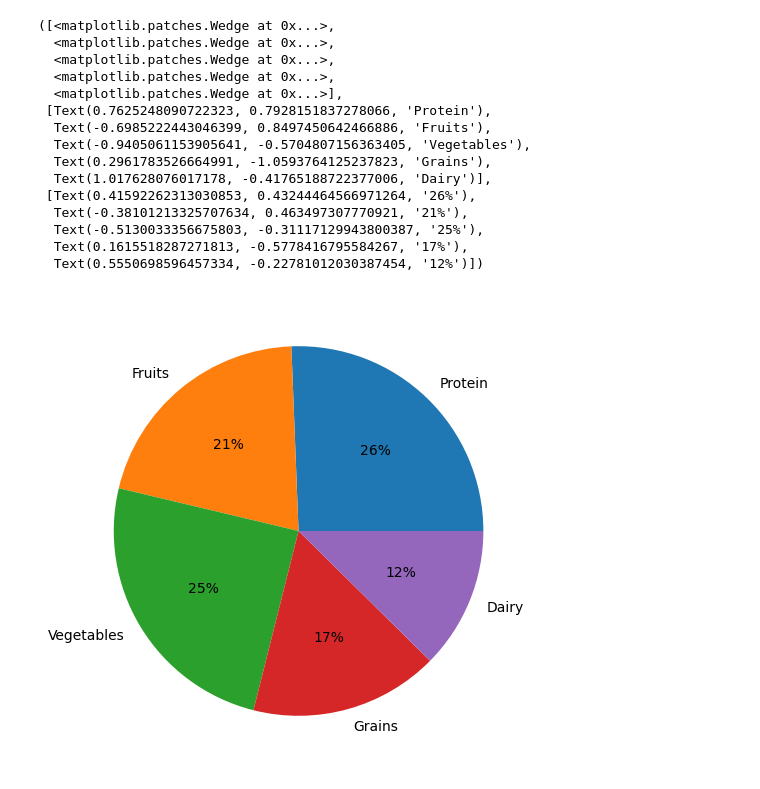
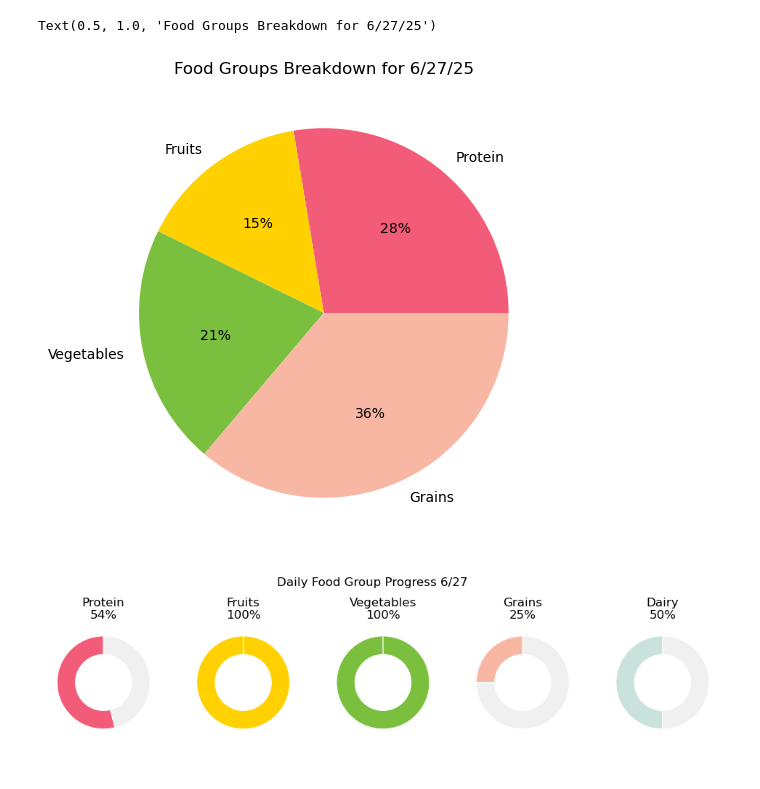
Before and after one commit to vchu22/bloomberg-hackathon, a Jupyter notebook: analysis.ipynb, the cells around one changed output. Saved outputs shown, nothing was run; the diff lists cells and outputs as text; code cells hidden in the pictures.

Commit message:
Updated some recipes, meal history and analysis

```diff
--- a/analysis.ipynb
+++ b/analysis.ipynb
@@ -33,32 +31,73 @@ sns.lineplot(data=group_by_date,x="Date", y="Min Calories")
 # %%
 #group by date, display protein, fruits, vegetables, grain, dairy
 food_groups = group_by_date[["Protein", "Grains", "Vegetables", "Dairy"]]
 
 #filter out a date
 meal_df = meals[(meals['Date'] == '6/27/25')]
-group_totals = meal_df[['Protein', 'Fruits', 'Vegetables', 'Grains', 'Dairy']].sum()
+group_totals = meal_df[['Protein', 'Fruits', 'Vegetables', 'Grains']].sum()
 group_totals = group_totals[group_totals > 0]
+colors = {
+    "Fruits": "#FFD100",
+    "Vegetables": "#7BBF3F",
+    "Protein": "#F25C78",
+    "Grains": "#F7B7A3",
+    "Dairy": "#C9E3DC"
+}
+color_list = [colors[label] for label in group_totals.index]
 
 plt.figure(figsize=(6,6))
 plt.pie(
     group_totals,
     labels=group_totals.index,
-    autopct='%1.0f%%'
+    autopct='%1.0f%%',
+    colors=color_list
 )
+plt.title("Food Groups Breakdown for 6/27/25")
 # %% [output]
-([<matplotlib.patches.Wedge at 0x...>,
-  <matplotlib.patches.Wedge at 0x...>,
-  <matplotlib.patches.Wedge at 0x...>,
-  <matplotlib.patches.Wedge at 0x...>,
-  <matplotlib.patches.Wedge at 0x...>],
- [Text(0.7625248090722323, 0.7928151837278066, 'Protein'),
-  Text(-0.6985222443046399, 0.8497450642466886, 'Fruits'),
-  Text(-0.9405061153905641, -0.5704807156363405, 'Vegetables'),
-  Text(0.2961783526664991, -1.0593764125237823, 'Grains'),
-  Text(1.017628076017178, -0.41765188722377006, 'Dairy')],
- [Text(0.41592262313030853, 0.43244464566971264, '26%'),
-  Text(-0.38101213325707634, 0.463497307770921, '21%'),
-  Text(-0.5130033356675803, -0.31117129943800387, '25%'),
-  Text(0.1615518287271813, -0.5778416795584267, '17%'),
-  Text(0.5550698596457334, -0.22781012030387454, '12%')])
+Text(0.5, 1.0, 'Food Groups Breakdown for 6/27/25')
-[figure, old version]
+[figure, new version]
+# %%
+
+meal_df = meals[(meals['Date'] == '6/29/25')]
+group_totals = meal_df[['Protein', 'Fruits', 'Vegetables', 'Grains', 'Dairy']].sum()
+
+goal_min = {
+    "Protein": 3,
+    "Fruits": 1,
+    "Vegetables": 1.5,
+    "Grains": 4,
+    "Dairy": 2.5
+}
+
+labels = list(group_totals.keys())
+percentages = [min(group_totals[k] / goal_min[k], 1.0) for k in labels]
+
+colors = {
+    "Fruits": "#FFD100",
+    "Vegetables": "#7BBF3F",
+    "Protein": "#F25C78",
+    "Grains": "#F7B7A3",
+    "Dairy": "#C9E3DC"
+}
+
+fig, axs = plt.subplots(1, len(labels), figsize=(12, 3))
+
+for i, label in enumerate(labels):
+    filled = percentages[i]
+    remaining = 1 - filled
+
+    axs[i].pie(
+        [filled, remaining],
+        radius=1,
+        startangle=90,
+        colors=[colors[label], "#f0f0f0"],
+        wedgeprops={"width": 0.4, "edgecolor": "white"}
+    )
+    axs[i].set(aspect="equal")
+    axs[i].set_title(f"{label.capitalize()}\n{filled*100:.0f}%")
+
+plt.suptitle("Daily Food Group Progress 6/27")
+
+plt.show()
+# %% [output]
+[figure, added]
```
Also changed, not shown: parts of 3 cells of this notebook, 4 other files.
